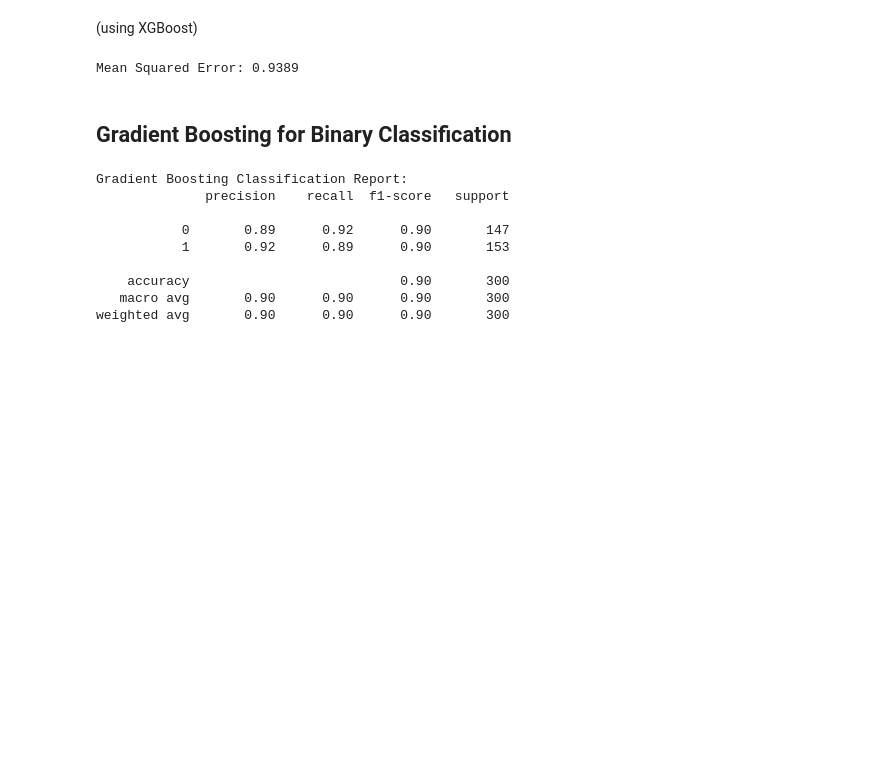
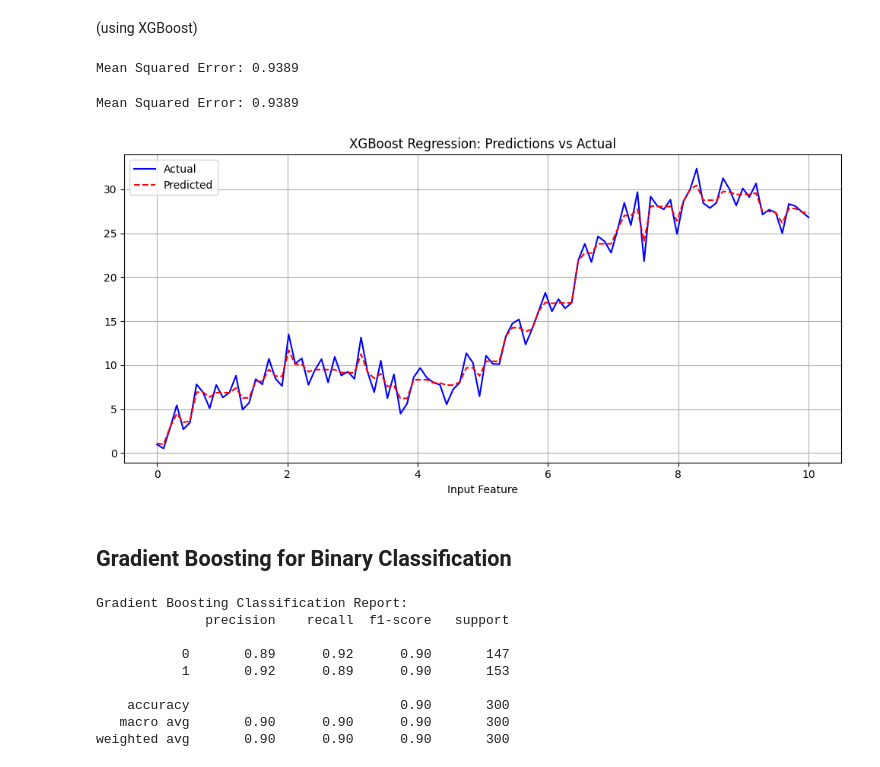
Before and after one commit to Sri-yadav/Machine_learning_foundations, a Jupyter notebook: 7. Problems_and_solutoins.ipynb, the cells around one changed output. Saved outputs shown, nothing was run; the diff lists cells and outputs as text; code cells hidden in the pictures; blank space fills up the shorter version.

```diff
--- a/7. Problems_and_solutoins.ipynb
+++ b/7. Problems_and_solutoins.ipynb
@@ -865,6 +903,45 @@ mse = mean_squared_error(y, y_pred)
 print(f"Mean Squared Error: {mse:.4f}")
 # %% [output]
 Mean Squared Error: 0.9389
+# %%
+import numpy as np
+import matplotlib.pyplot as plt
+from xgboost import XGBRegressor
+from sklearn.metrics import mean_squared_error
+
+# Fit XGBoost regressor
+model = XGBRegressor(n_estimators=100, learning_rate=0.1, max_depth=3, random_state=42)
+model.fit(X, y)
+
+# Predict on training data
+y_pred = model.predict(X)
+mse = mean_squared_error(y, y_pred)
+print(f"Mean Squared Error: {mse:.4f}")
+
+# Plot: True vs Predicted
+plt.figure(figsize=(10, 5))
+
+# If X is 1D, sort for line plot
+if X.shape[1] == 1:
+    sort_idx = np.argsort(X[:, 0])
+    plt.plot(X[sort_idx, 0], y[sort_idx], label='Actual', c='blue')
+    plt.plot(X[sort_idx, 0], y_pred[sort_idx], label='Predicted', c='red', linestyle='--')
+    plt.xlabel('Input Feature')
+else:
+    # For multi-feature X, just scatter actual vs predicted
+    plt.scatter(y, y_pred, c='purple', alpha=0.6)
+    plt.plot([y.min(), y.max()], [y.min(), y.max()], 'k--', lw=2)  # perfect fit line
+    plt.xlabel('Actual')
+    plt.ylabel('Predicted')
+
+plt.title('XGBoost Regression: Predictions vs Actual')
+plt.legend()
+plt.grid(True)
+plt.tight_layout()
+plt.show()
+# %% [output]
+Mean Squared Error: 0.9389
+[figure, added]
 # %% [markdown]
 ## Gradient Boosting for Binary Classification
 # %%
```
Also changed, not shown: parts of 40 cells of this notebook.
